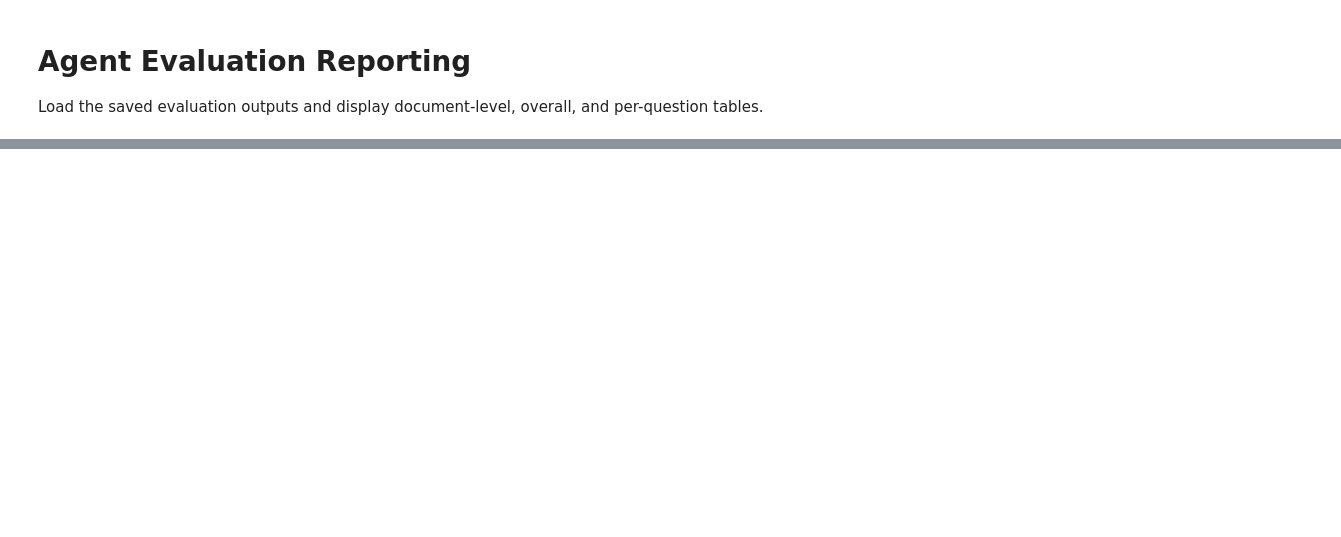
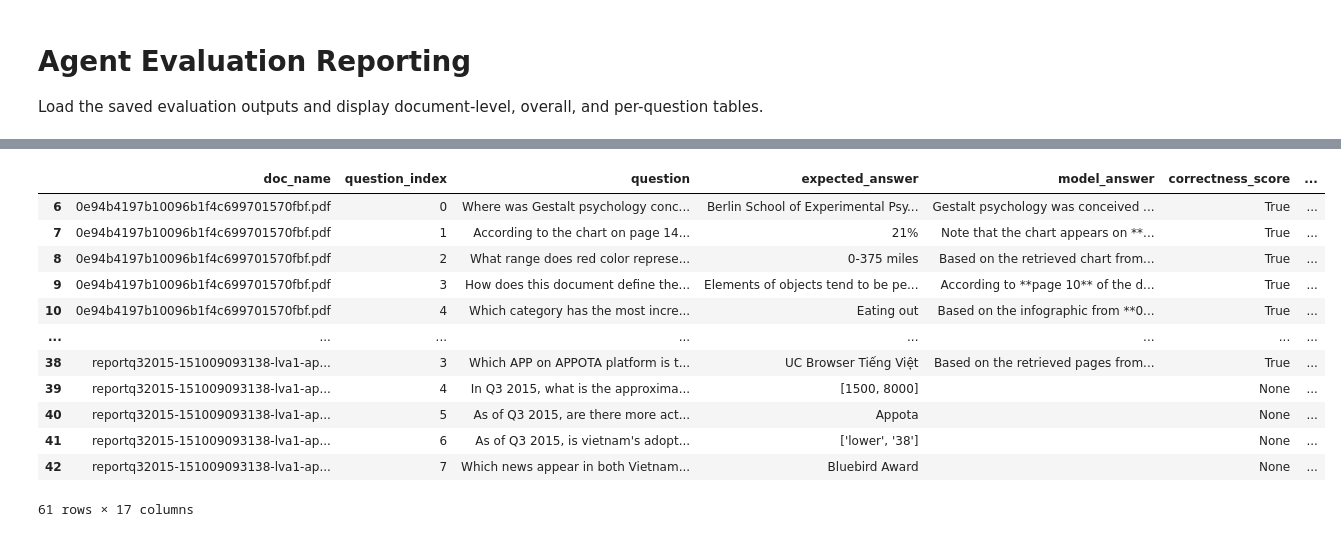
Before and after one commit to zacharyclement/MMDocIR-indexer-agent-retrieval-project, a Jupyter notebook: eval/reporting.ipynb, the cells around one changed output, grey strips where cells are left out. Cells and saved outputs as stored; diff of their text form; code cells hidden in the pictures; blank space fills up the shorter version.

```diff
--- a/eval/reporting.ipynb
+++ b/eval/reporting.ipynb
@@ -30,18 +176,36 @@ display(overall_metrics_df)
 # %%
 drilldown_columns = [
     'doc_name',
     'question_index',
     'question',
     'expected_answer',
     'model_answer',
+    'correctness_score',
+    'helpfulness_score',
+    'groundedness_score',
+    'evaluator_error',
     'expected_pages',
     'retrieval_tool_call_count',
     'coarse_retrieved_pages',
     'reranked_pages',
     'initial_recall_at_k',
     'rerank_ndcg_at_k',
     'rerank_recall_at_k',
     'hit_rate_at_k',
 ]
 
 question_results_df[drilldown_columns].sort_values(['doc_name', 'question_index'])
+# %% [output]
+|  | doc_name | question_index | question | expected_answer | model_answer | correctness_score | ... |
+| 6 | 0e94b4197b10096b1f4c699701570fbf.pdf | 0 | Where was Gestalt psychology conc... | Berlin School of Experimental Psy... | Gestalt psychology was conceived ... | True | ... |
+| 7 | 0e94b4197b10096b1f4c699701570fbf.pdf | 1 | According to the chart on page 14... | 21% | Note that the chart appears on **... | True | ... |
+| 8 | 0e94b4197b10096b1f4c699701570fbf.pdf | 2 | What range does red color represe... | 0-375 miles | Based on the retrieved chart from... | True | ... |
+| 9 | 0e94b4197b10096b1f4c699701570fbf.pdf | 3 | How does this document define the... | Elements of objects tend to be pe... | According to **page 10** of the d... | True | ... |
+| 10 | 0e94b4197b10096b1f4c699701570fbf.pdf | 4 | Which category has the most incre... | Eating out | Based on the infographic from **0... | True | ... |
+| ... | ... | ... | ... | ... | ... | ... | ... |
+| 38 | reportq32015-151009093138-lva1-ap... | 3 | Which APP on APPOTA platform is t... | UC Browser Tiếng Việt | Based on the retrieved pages from... | True | ... |
+| 39 | reportq32015-151009093138-lva1-ap... | 4 | In Q3 2015, what is the approxima... | [1500, 8000] |  | None | ... |
+| 40 | reportq32015-151009093138-lva1-ap... | 5 | As of Q3 2015, are there more act... | Appota |  | None | ... |
+| 41 | reportq32015-151009093138-lva1-ap... | 6 | As of Q3 2015, is vietnam's adopt... | ['lower', '38'] |  | None | ... |
+| 42 | reportq32015-151009093138-lva1-ap... | 7 | Which news appear in both Vietnam... | Bluebird Award |  | None | ... |
+61 rows × 17 columns
```
Also changed, not shown: parts of 8 cells of this notebook, 1 other file.
